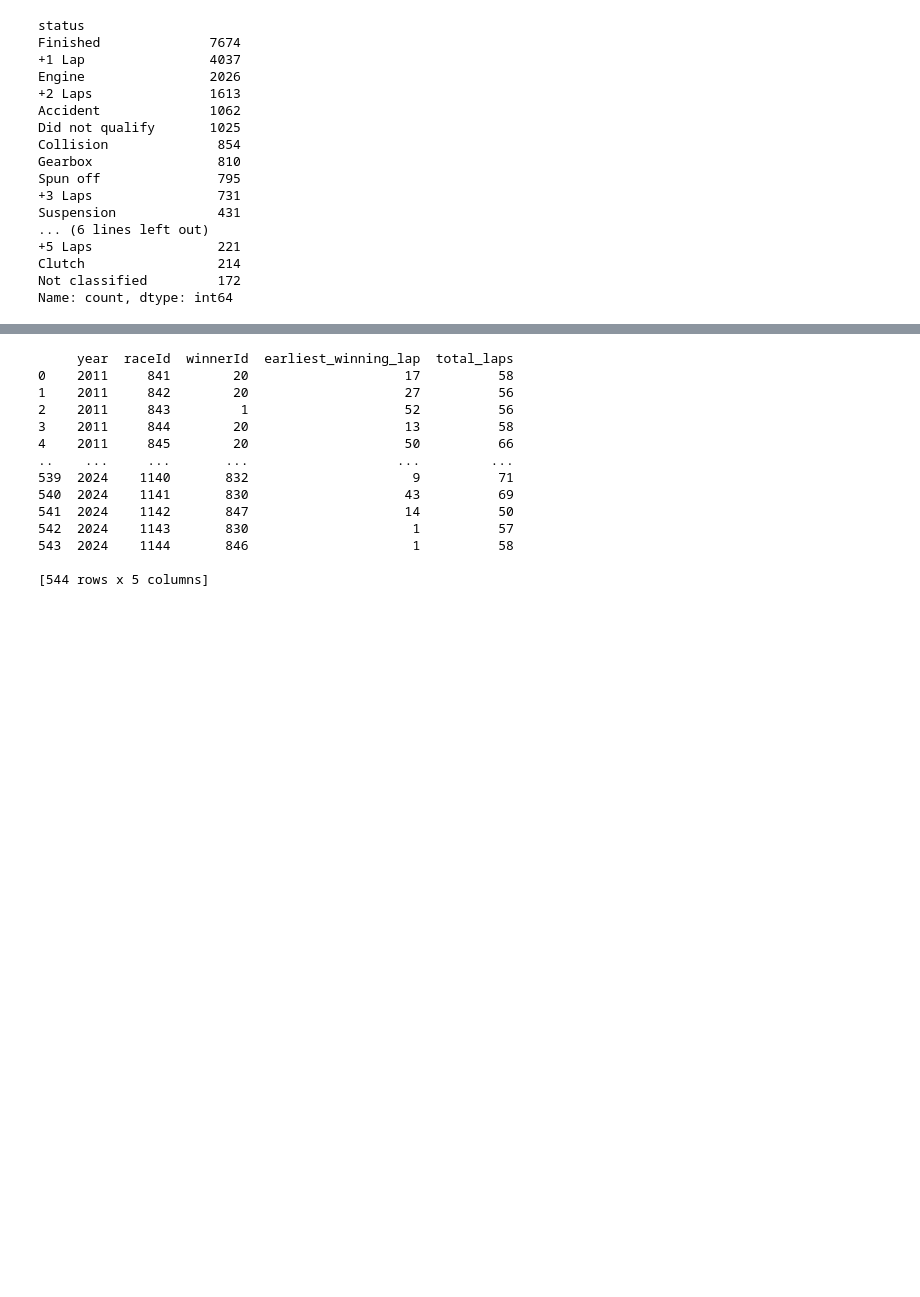
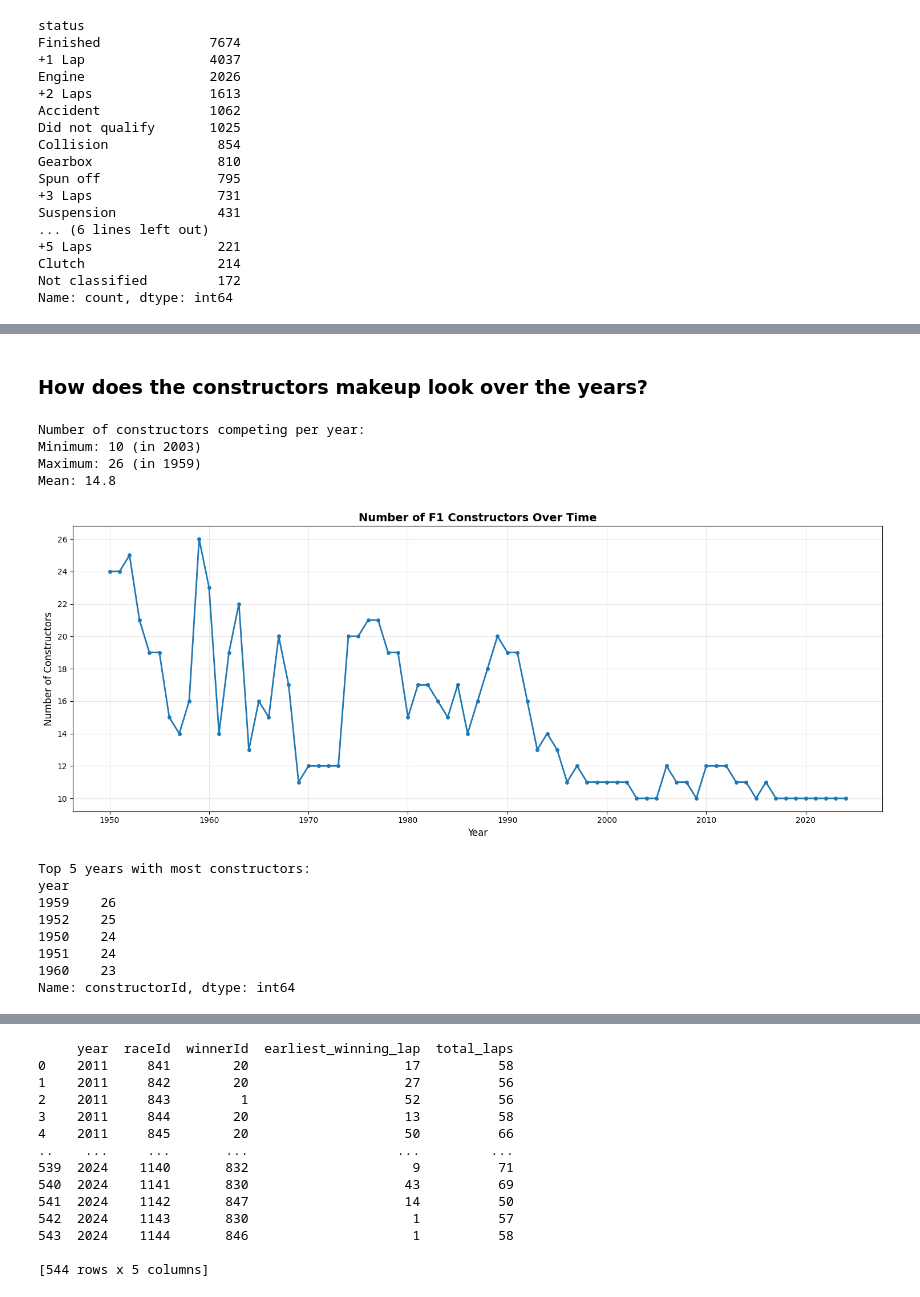
Before and after one commit to brianjjing/dsc148-f1-project, a Jupyter notebook: notebooks/exploration_template.ipynb, the cells around one changed output, grey strips where cells are left out. Drawn from its saved outputs; the diff is of its cells as text; code cells hidden in the pictures; blank space fills up the shorter version.

```diff
--- a/notebooks/exploration_template.ipynb
+++ b/notebooks/exploration_template.ipynb
@@ -226,0 +317,14 @@ Name: count, dtype: int64
+# %%
+total_constructors = constructors['constructorId'].nunique()
+constructors_with_races = results['constructorId'].nunique()
+
+print(f"Total unique F1 constructors/teams in history: {total_constructors}")
+print(f"Teams that participated in at least one race: {constructors_with_races}")
+
+# Show some examples
+print("\nTop 15 teams by number of races:")
+team_race_counts = results.groupby('constructorId').size().sort_values(ascending=False).head(15)
+team_names = constructors.set_index('constructorId')[['name']]
+for team_id, count in team_race_counts.items():
+    name = team_names.loc[team_id, 'name']
+    print(f"  {name}: {count} races")
@@ -226,0 +351,39 @@ Name: count, dtype: int64
+# %% [markdown]
+### How does the constructors makeup look over the years?
+# %%
+import matplotlib.pyplot as plt
+results_with_year = results.merge(races[['raceId', 'year']], on='raceId')
+results_with_year = results_with_year.merge(constructors[['constructorId', 'name']], on='constructorId')
+
+constructors_per_year = results_with_year.groupby('year')['constructorId'].nunique()
+
+print("Number of constructors competing per year:")
+print(f"Minimum: {constructors_per_year.min()} (in {constructors_per_year.idxmin()})")
+print(f"Maximum: {constructors_per_year.max()} (in {constructors_per_year.idxmax()})")
+print(f"Mean: {constructors_per_year.mean():.1f}")
+
+fig, ax = plt.subplots(figsize=(15, 6))
+ax.plot(constructors_per_year.index, constructors_per_year.values, linewidth=2, marker='o', markersize=4)
+ax.set_xlabel('Year', fontsize=12)
+ax.set_ylabel('Number of Constructors', fontsize=12)
+ax.set_title('Number of F1 Constructors Over Time', fontsize=14, fontweight='bold')
+ax.grid(True, alpha=0.3)
+plt.tight_layout()
+plt.show()
+
+print("\nTop 5 years with most constructors:")
+print(constructors_per_year.sort_values(ascending=False).head())
+# %% [output]
+Number of constructors competing per year:
+Minimum: 10 (in 2003)
+Maximum: 26 (in 1959)
+Mean: 14.8
+[figure, added]
+Top 5 years with most constructors:
+year
+1959    26
+1952    25
+1950    24
+1951    24
+1960    23
+Name: constructorId, dtype: int64
```
Also changed, not shown: parts of 28 cells of this notebook.
